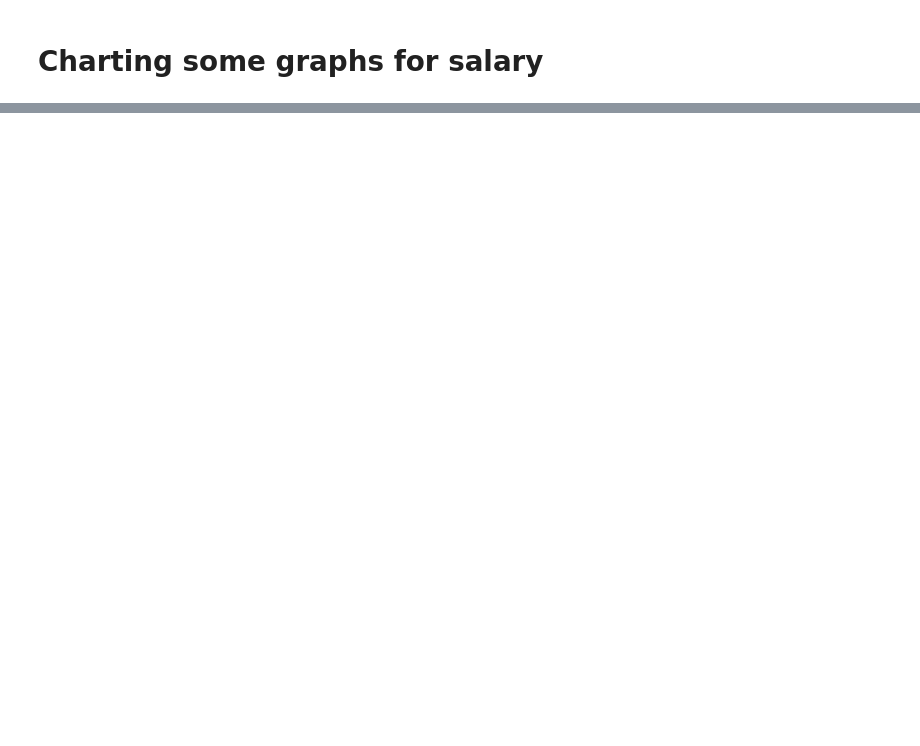
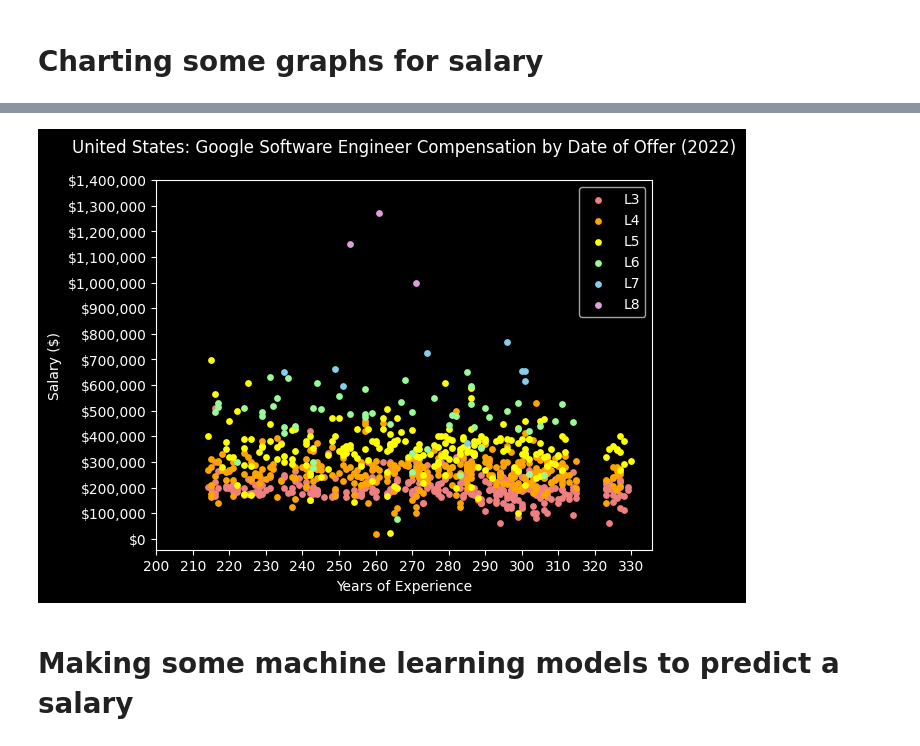
Before and after one commit to noah-hanka/levelsfyiModel, a Jupyter notebook: levels.ipynb, the cells around one changed output, grey strips where cells are left out. Drawn from its saved outputs; the diff is of its cells as text; code cells hidden in the pictures; blank space fills up the shorter version.

```diff
--- a/levels.ipynb
+++ b/levels.ipynb
@@ -286,0 +299,16 @@ plt.show()
+# %%
+fig, ax = plt.subplots()
+for color in colors:
+    data = df[df["Level"]==color]
+    ax.scatter(data["Days Into Year"],data["Salary"],c=colors[color],label=level_strings[color],s=15)
+ax.set_title("United States: Google Software Engineer Compensation by Date of Offer (2022)",pad=20)
+ax.set_yticks([i for i in range(0,1500000,100000)],thousands)
+ax.set_xticks([i for i in range(200,331,10)])
+ax.set_xlabel("Years of Experience")
+ax.set_ylabel("Salary ($)")
+ax.legend()
+plt.show()
+# %% [output]
+[figure, added]
+# %% [markdown]
+# Making some machine learning models to predict a salary
```
Also changed, not shown: parts of 13 cells of this notebook.
